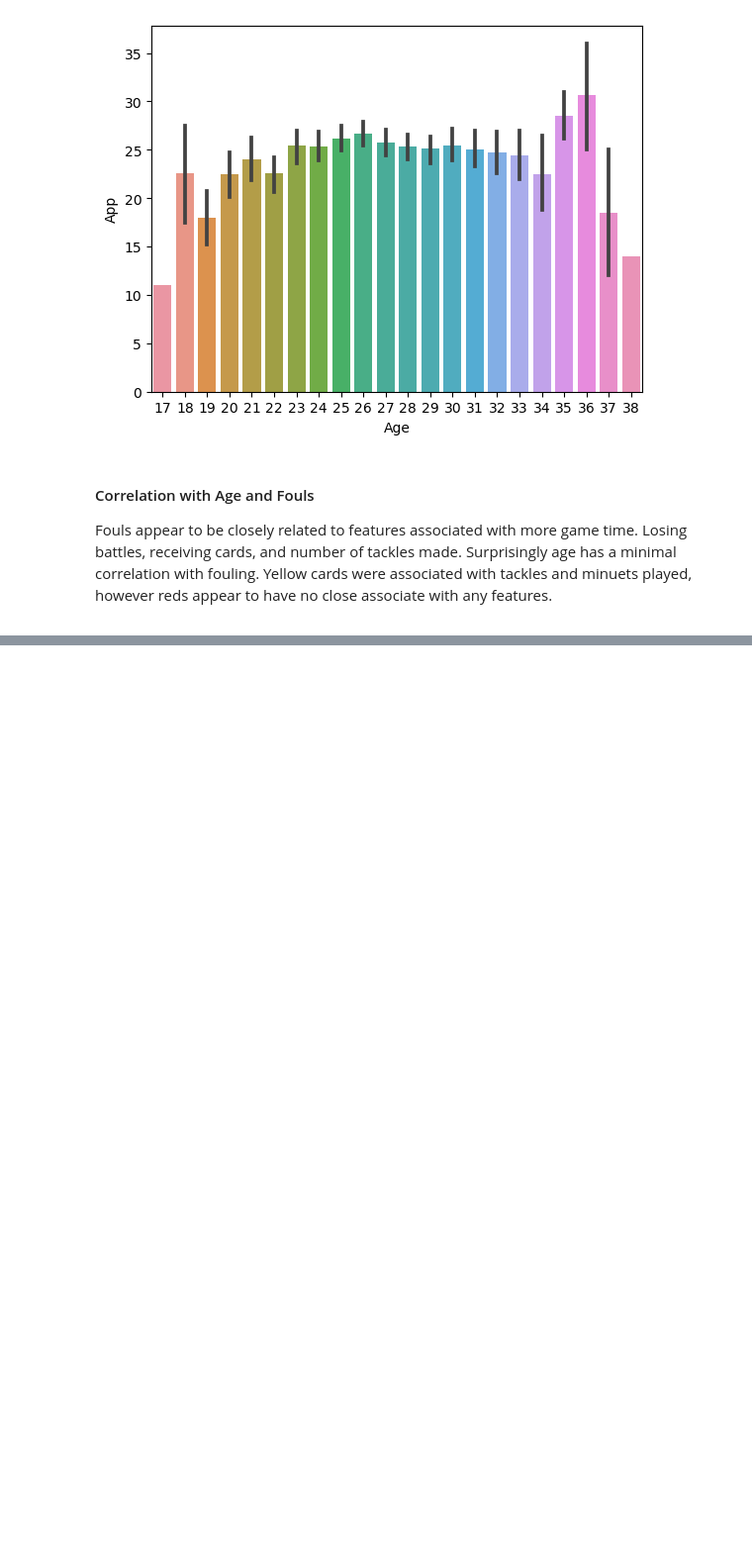
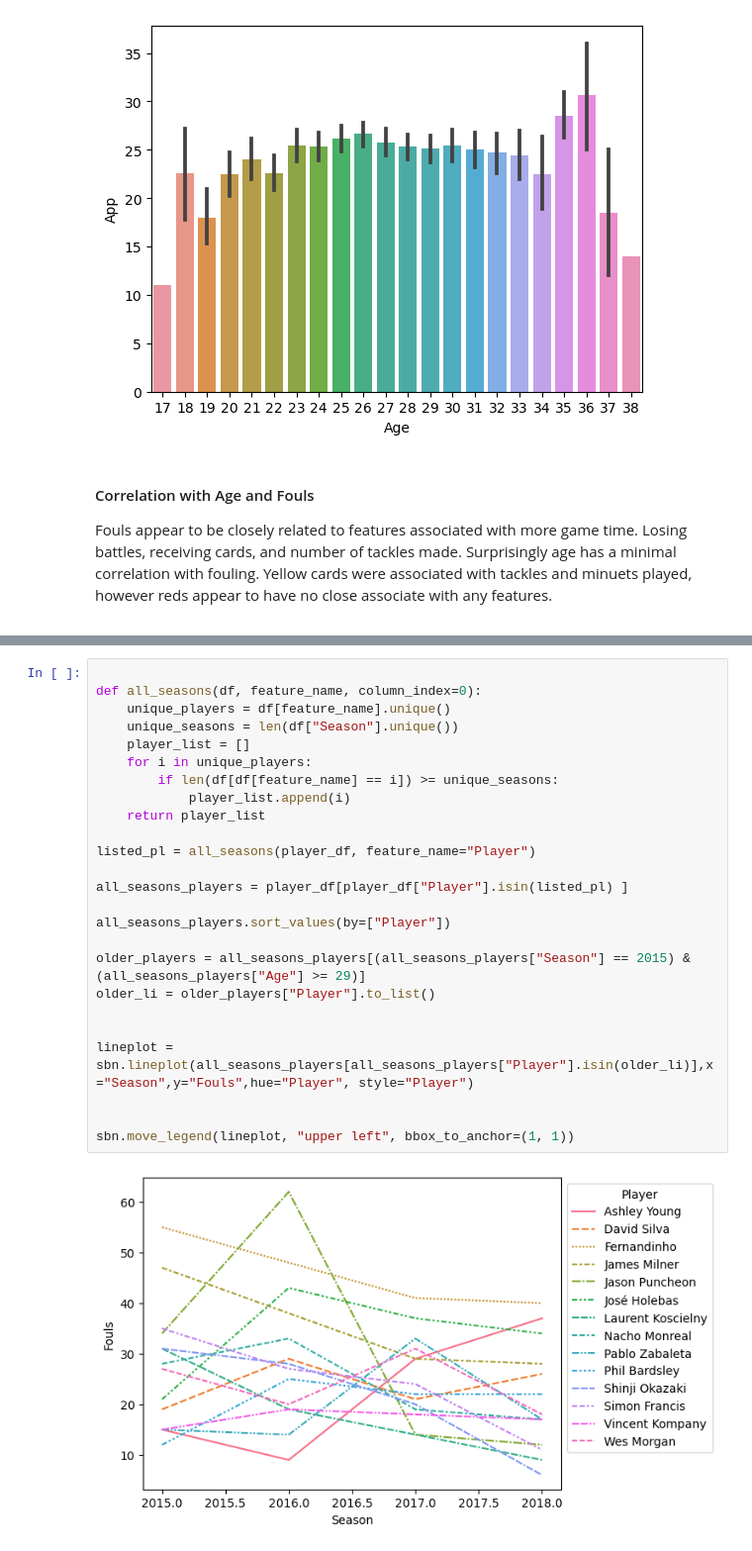
Before and after one commit to ascrivs/studious-couscous, a Jupyter notebook: DSA-Project.ipynb, the cells around one changed output, grey strips where cells are left out. Shown at 99% size. Cells and saved outputs as stored; diff of their text form; blank space fills up the shorter version.

```diff
--- a/DSA-Project.ipynb
+++ b/DSA-Project.ipynb
@@ -268,3 +289,30 @@ sbn.barplot(player_df,x="Age",y="Fouls")
+# %%
+
+def all_seasons(df, feature_name, column_index=0):
+    unique_players = df[feature_name].unique()
+    unique_seasons = len(df["Season"].unique())
+    player_list = []
+    for i in unique_players:
+        if len(df[df[feature_name] == i]) >= unique_seasons:
+            player_list.append(i)
+    return player_list
+
+listed_pl = all_seasons(player_df, feature_name="Player")
+
+all_seasons_players = player_df[player_df["Player"].isin(listed_pl) ]
+
+all_seasons_players.sort_values(by=["Player"])
+
+older_players = all_seasons_players[(all_seasons_players["Season"] == 2015) & (all_seasons_players["Age"] >= 29)]
+older_li = older_players["Player"].to_list()
+
+
+lineplot = sbn.lineplot(all_seasons_players[all_seasons_players["Player"].isin(older_li)],x="Season",y="Fouls",hue="Player", style="Player")
+
+
+sbn.move_legend(lineplot, "upper left", bbox_to_anchor=(1, 1))
+# %% [output]
+[figure, added]
 # %%
 
 # scatter plot to show YOY trend for players with multi year stats?
```
Also changed, not shown: parts of 17 cells of this notebook.
